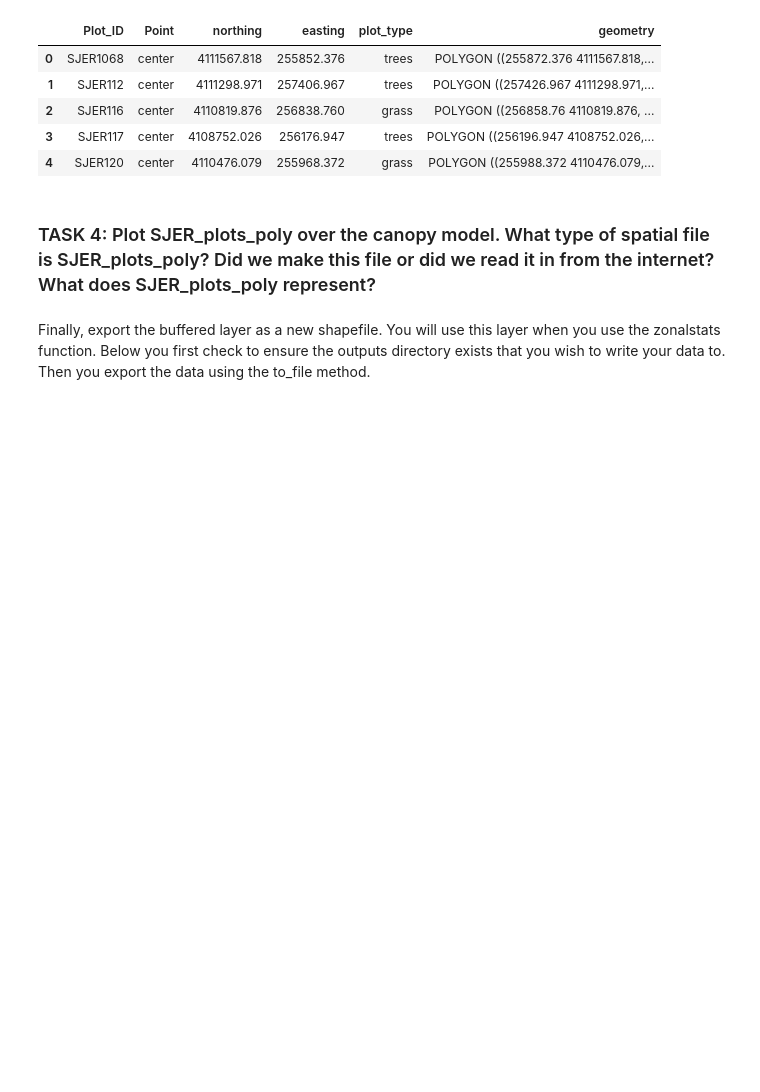
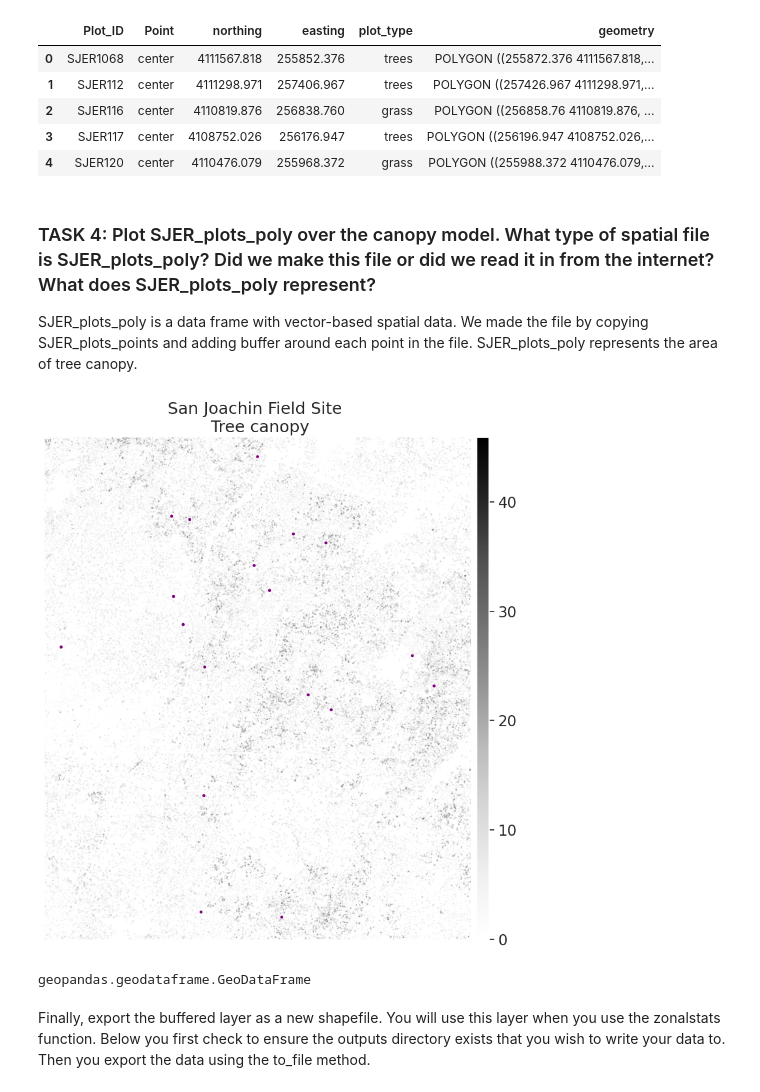
Before and after one commit to EllinooraS/WaterDig, a Jupyter notebook: CodeSprints/Regression101.ipynb, the cells around one changed output. Cells and saved outputs as stored; diff of their text form; code cells hidden in the pictures; blank space fills up the shorter version.

```diff
--- a/CodeSprints/Regression101.ipynb
+++ b/CodeSprints/Regression101.ipynb
@@ -223,3 +220,5 @@ SJER_plots_poly.head()
 | 4 | SJER120 | center | 4110476.079 | 255968.372 | grass | POLYGON ((255988.372 4110476.079,... |
 # %% [markdown]
 ### TASK 4: Plot SJER_plots_poly over the canopy model. What type of spatial file is SJER_plots_poly? Did we make this file or did we read it in from the internet? What does SJER_plots_poly represent?
+
+SJER_plots_poly is a data frame with vector-based spatial data. We made the file by copying SJER_plots_points and adding buffer around each point in the file. SJER_plots_poly represents the area of tree canopy.
@@ -228,3 +225,26 @@ SJER_plots_poly.head()
+# %%
+#Task 4: Plot SJER_plots_poly over the canopy model
+fig, ax = plt.subplots(figsize=(10, 10))
+
+ep.plot_bands(sjer_chm_data,
+              extent=plotting_extent(sjer_chm_data,
+                                     sjer_chm_data.rio.transform()),  # Set spatial extent
+              cmap='Greys',
+              title="San Joachin Field Site \n Tree canopy",
+              scale=False,
+              ax=ax)
+
+SJER_plots_poly.plot(ax=ax,
+                       marker='s',
+                       markersize=45,
+                       color='purple')
+ax.set_axis_off()
+plt.show()
+
+type(SJER_plots_poly)
+# %% [output]
+[figure, added]
+geopandas.geodataframe.GeoDataFrame
 # %% [markdown]
 Finally, export the buffered layer as a new shapefile. You will use this layer when you use the zonalstats function. Below you first check to ensure the outputs directory exists that you wish to write your data to. Then you export the data using the to_file method.
 # %%
```
Also changed, not shown: parts of 19 cells of this notebook.
